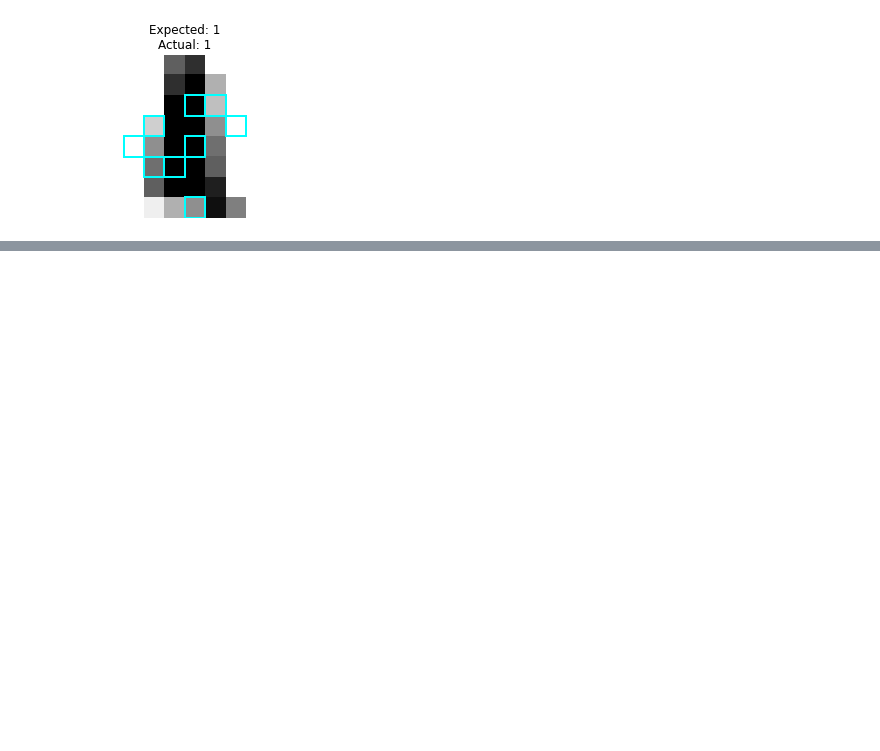
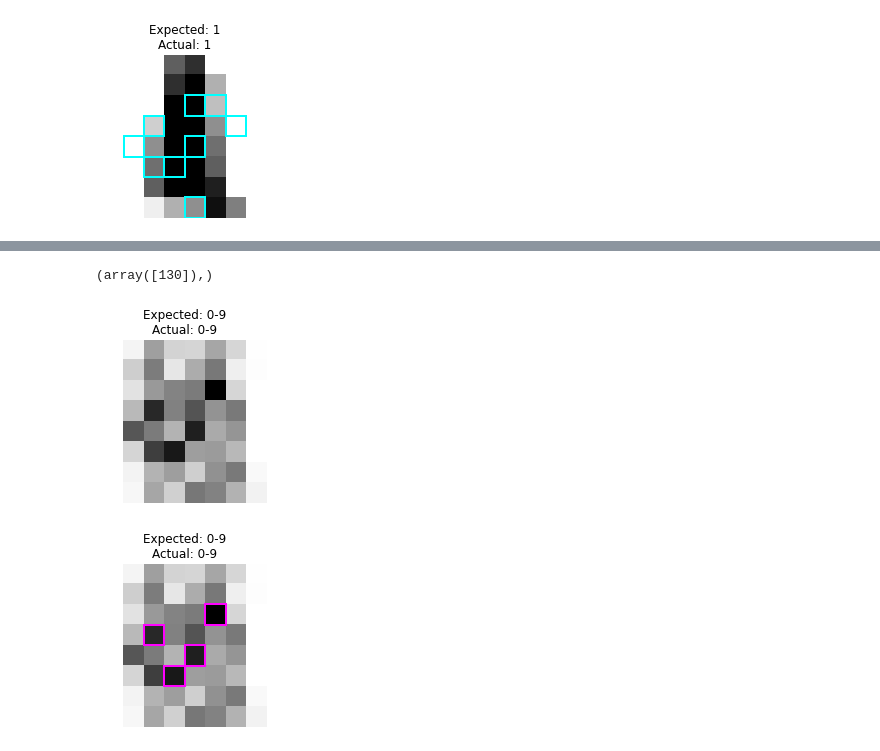
Before and after one commit to jasonmrimer/cse590-machine-learning, a Jupyter notebook: midterm/problem 4 random forest.ipynb, the cells around one changed output, grey strips where cells are left out. Cells and saved outputs as stored; diff of their text form; code cells hidden in the pictures; blank space fills up the shorter version.

```diff
--- a/midterm/problem 4 random forest.ipynb
+++ b/midterm/problem 4 random forest.ipynb
@@ -401,7 +435,7 @@ def map_importance_mask_over_digit_image(
     )
 
     def rect(pos):
-        r = plt.Rectangle(pos - 0.5, 1, 1, facecolor="none", edgecolor="cyan", linewidth=2)
+        r = plt.Rectangle(pos - 0.5, 1, 1, facecolor="none", edgecolor="magenta", linewidth=2)
         plt.gca().add_patch(r)
 
     x, y = np.meshgrid(np.arange(importance_mask.shape[1]), np.arange(importance_mask.shape[0]))
@@ -546,0 +633,25 @@ map_importance_mask_over_digit_image(
+# %%
+indices_of_misclassified_by_number = np.where(
+    (y_predictions != y_test) & (y_test == 9)
+)
+print(indices_of_misclassified_by_number)
+# %% [output]
+(array([130]),)
+# %%
+
+map_importance_mask_over_digit_image(
+    importances,
+    np.array(np.zeros(64)),
+    '0-9',
+    '0-9'
+)
+
+map_importance_mask_over_digit_image(
+    importances,
+    importance_item,
+    '0-9',
+    '0-9'
+)
+# %% [output]
+[figure, added]
+[figure, added]
```
Also changed, not shown: parts of 21 cells of this notebook.
